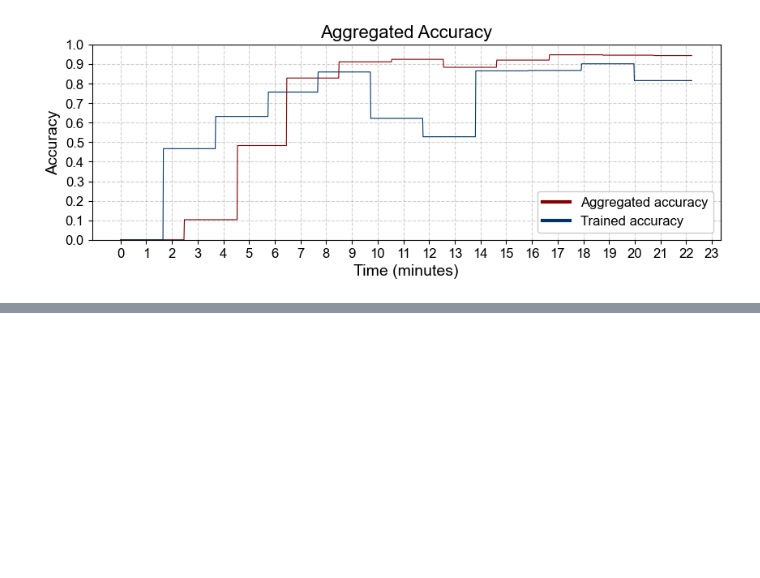
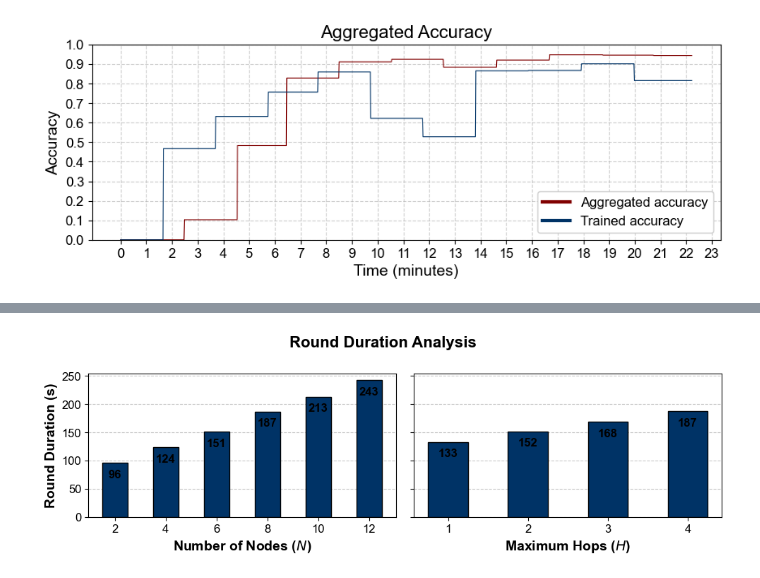
Before and after one commit to Altishofer/DFL_PeerBasedMixing, a Jupyter notebook: experiments/1_general_metrics.ipynb, the cells around one changed output, grey strips where cells are left out. Cells and saved outputs as stored; diff of their text form; code cells hidden in the pictures; blank space fills up the shorter version.

```diff
--- a/experiments/evaluation-plots.ipynb
+++ b/experiments/1_general_metrics.ipynb
@@ -572,0 +463,70 @@ plt.show()
+# %%
+plt.rcParams.update({
+    'font.family': 'Arial',
+    'font.size': 14,
+    'axes.titlesize': 16,
+    'axes.labelsize': 14,
+    'xtick.labelsize': 12,
+    'ytick.labelsize': 12,
+    'legend.fontsize': 14,
+    'figure.titlesize': 16,
+    'axes.axisbelow': True
+})
+
+def add_end_column(df):
+    first_ts_per_value = (
+        df[df['field'] == "total_sent"]
+        .groupby(['node', 'value'])['timestamp']
+        .min()
+        .reset_index()
+    )
+    scenario_end_per_node = first_ts_per_value.groupby('node')['timestamp'].max()
+    df['scenario_end'] = df['node'].map(scenario_end_per_node)
+    return df[df['timestamp'] <= df['scenario_end']].copy()
+
+def get_total_time(df):
+    max_time = df.groupby('node')['timestamp'].max().max()
+    start = df['timestamp'].min()
+    delta = max_time - start
+    return delta.total_seconds()
+
+def convert_time(df):
+    df['timestamp'] = pd.to_datetime(df['timestamp'], format='ISO8601')
+    return df
+
+def filter_time(df):
+    max_time = get_max_time(df)
+    return df[df['timestamp'] <= max_time]
+
+def get_max_time(df):
+    df = df[df['field'] == 'total_sent'].sort_values(by='timestamp').drop_duplicates()
+    return df.groupby('node')['timestamp'].max().max()
+
+def stage_plot(ax, x_axis, x_name, folder, y_name, mode="time", title=None):
+    files = get_filenames_in_folder(join(metrics_path, folder))[:len(x_axis)]
+    df_files = [filter_time(add_end_column(convert_time(read_file(f)))) for f in files]
+    y_axis = [get_total_time(df) for df in df_files]
+    x = np.arange(len(x_axis))
+    bars = ax.bar(x, y_axis, width=0.5, color=dark_blue, edgecolor='black')
+    ax.set_xticks(x)
+    ax.set_xticklabels(x_axis, fontsize=12)
+    ax.set_xlabel(x_name, fontsize=14, fontweight='bold')
+    ax.set_ylabel(y_name, fontsize=14, fontweight='bold')
+    ax.grid(axis='y', linestyle='--', alpha=0.7)
+    for bar, value in zip(bars, y_axis):
+        ax.text(bar.get_x() + bar.get_width() / 2, bar.get_height() - 30, round(value),
+                ha='center', va='bottom', fontsize=12, fontweight='bold', color='black')
+    if title:
+        ax.set_title(title, fontsize=16, fontweight='bold')
+
+fig, axs = plt.subplots(1, 2, figsize=(10, 3.125), sharey=True)
+stage_plot(axs[0], nr_nodes, "Number of Nodes ($N$)", "nr_nodes", "Round Duration (s)", mode="time")
+stage_plot(axs[1], nr_hops[:4], "Maximum Hops ($H$)", "max_hops", "Round Duration (s)", mode="time")
+fig.suptitle("Round Duration Analysis", fontsize=16, fontweight='bold', y=1.02)
+axs[1].set_ylabel("")
+fig.tight_layout(rect=[0, 0.03, 1, 0.95])
+fig.subplots_adjust(top=0.85, bottom=0.2)
+fig.savefig(join(figure_path, "time_per_stage_grid.pdf"), dpi=300, bbox_inches='tight')
+plt.show()
+# %% [output]
+[figure, added]
```
Also changed, not shown: parts of 7 cells of this notebook, 22 other files.
